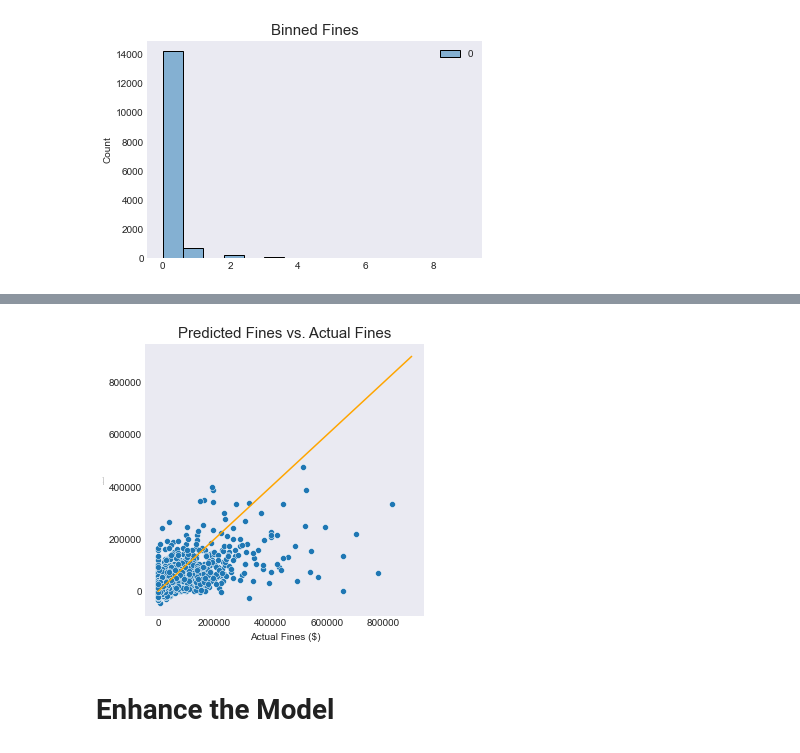
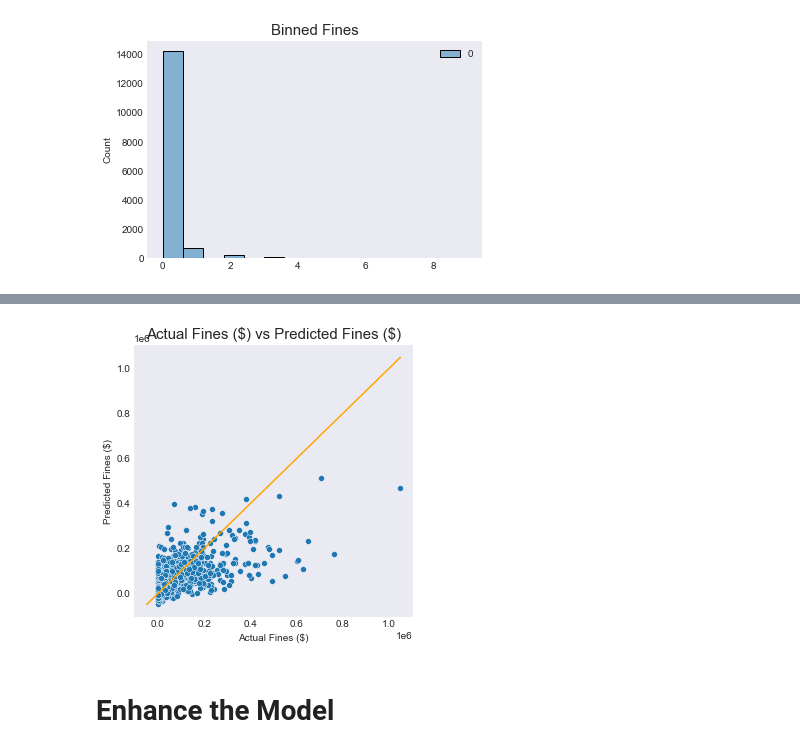
Before and after one commit to schledererj/cs6340-final-project, a Jupyter notebook: nursing_home_fines.ipynb, the cells around one changed output, grey strips where cells are left out. Cells and saved outputs as stored; diff of their text form; code cells hidden in the pictures.

Commit message:
a method for plotting errors

```diff
--- a/nursing_home_fines.ipynb
+++ b/nursing_home_fines.ipynb
@@ -193,17 +193,21 @@ RMSE: 48859.08
 # %%
-fig = plt.figure(figsize = (5, 5))
-sns.scatterplot(x=y_test, y=y_pred)
+def plot_actual_vs_predicted(y_test, y_pred, xlabel='Actual Fines (\$)', ylabel='Predicted Fines (\$)'):
+    fig = plt.figure(figsize=(5, 5))
+    sns.scatterplot(x=y_test, y=y_pred)
 
-x = np.linspace(0, 900000, 100)
-y = x
+    all_values = np.concatenate((y_test, y_pred))
+    x = np.linspace(np.min(all_values), np.max(all_values))
+    y = x
 
-plt.plot(x, y, color='orange')
-plt.title('Predicted Fines vs. Actual Fines', fontsize=15)
-plt.xlabel('Actual Fines ($)', fontsize=10)
-plt.ylabel('Predicted Fines ($)', fontsize=1)
-plt.show()
+    plt.plot(x, y, color='orange')
+    plt.title(f"{xlabel} vs {ylabel}", fontsize=15)
+    plt.xlabel(xlabel, fontsize=10)
+    plt.ylabel(ylabel, fontsize=10)
+    plt.show()
-# %% [output]
-[figure, removed]
+# %%
+plot_actual_vs_predicted(y_test, y_pred)
+# %% [output]
+[figure, added]
 # %% [markdown]
 # Enhance the Model
 # %% [markdown]
```
Also changed, not shown: parts of 1 cell of this notebook.
